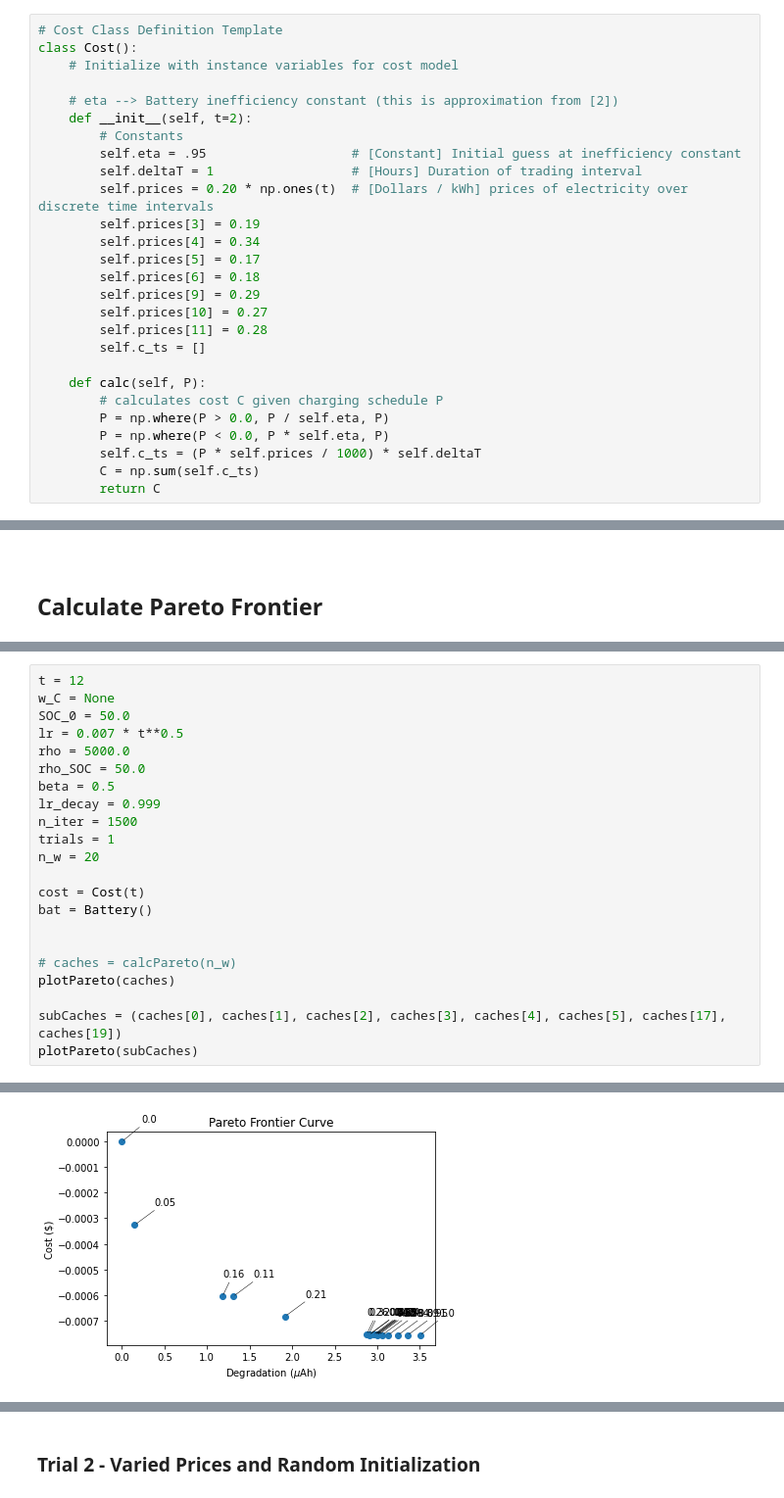
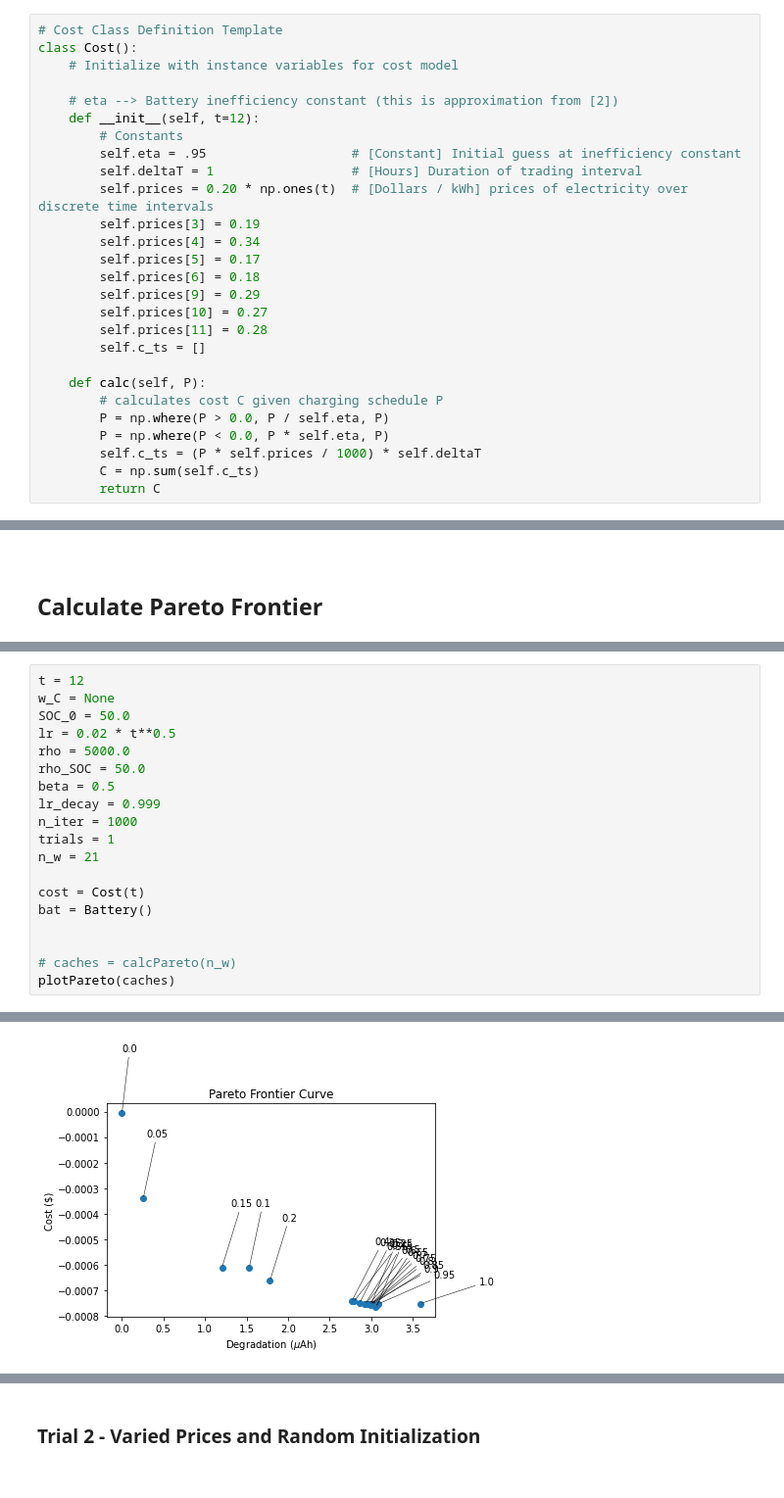
Before and after one commit to jacobazoulay/battery-optimization, a Jupyter notebook: notebooks/Model_Optimization.ipynb, the cells around one changed output, grey strips where cells are left out. Shown at 98% size. Drawn from its saved outputs; the diff is of its cells as text.

```diff
--- a/notebooks/Model_Optimization.ipynb
+++ b/notebooks/Model_Optimization.ipynb
@@ -192,7 +192,7 @@ class Cost():
     # Initialize with instance variables for cost model
 
     # eta --> Battery inefficiency constant (this is approximation from [2])
-    def __init__(self, t=2):
+    def __init__(self, t=12):
         # Constants
         self.eta = .95                   # [Constant] Initial guess at inefficiency constant
         self.deltaT = 1                  # [Hours] Duration of trading interval
@@ -485,14 +485,14 @@ def plotSOCandEnergy(caches):
 t = 12
 w_C = None
 SOC_0 = 50.0
-lr = 0.007 * t**0.5
+lr = 0.02 * t**0.5
 rho = 5000.0
 rho_SOC = 50.0
 beta = 0.5
 lr_decay = 0.999
-n_iter = 1500
+n_iter = 1000
 trials = 1
-n_w = 20
+n_w = 21
 
 cost = Cost(t)
 bat = Battery()
@@ -500,7 +500,4 @@ bat = Battery()
 
 # caches = calcPareto(n_w)
 plotPareto(caches)
-
-subCaches = (caches[0], caches[1], caches[2], caches[3], caches[4], caches[5], caches[17], caches[19])
-plotPareto(subCaches)
 # %% [output]
@@ -507 +521 @@ plotPareto(subCaches)
-[figure, old version]
+[figure, new version]
```
Also changed, not shown: parts of 10 cells of this notebook.
